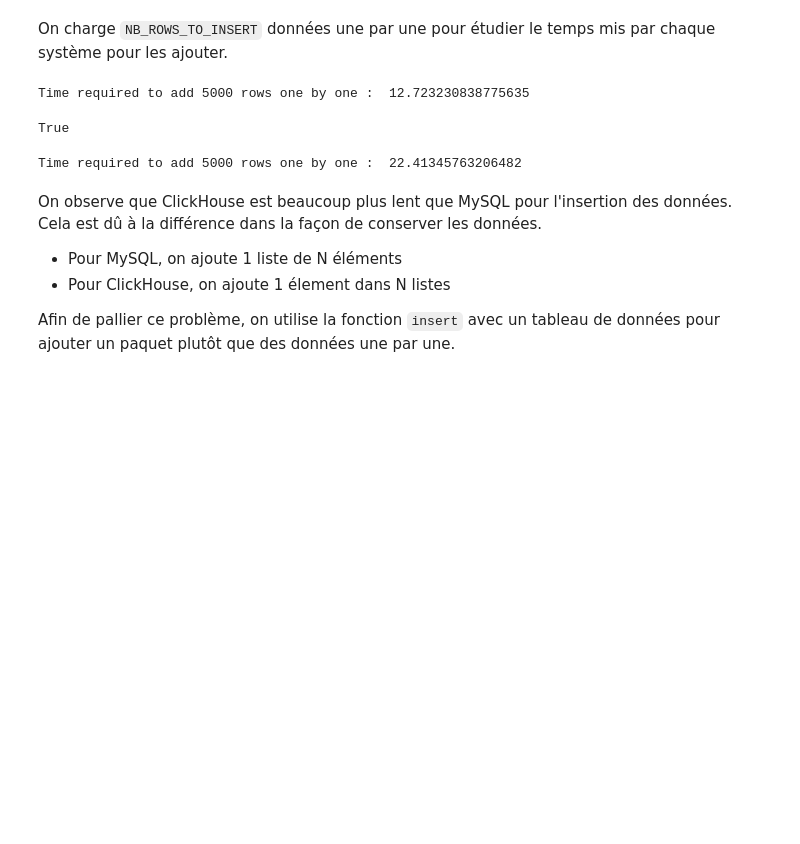
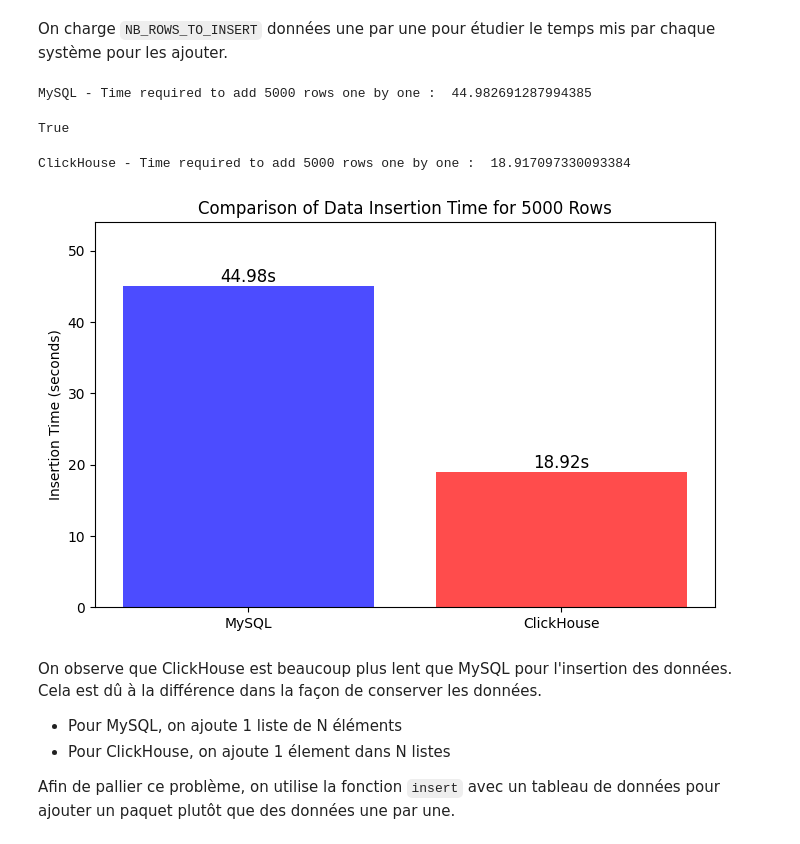
Before and after one commit to qrabilloud/columnar_tuto, a Jupyter notebook: tutorial.ipynb, the cells around one changed output. Drawn from its saved outputs; the diff is of its cells as text; code cells hidden in the pictures; blank space fills up the shorter version.

Commit message:
Visualization

```diff
--- a/tutorial.ipynb
+++ b/tutorial.ipynb
@@ -109,6 +111,7 @@ NB_ROWS_TO_INSERT = 5000
 # %% [markdown]
 On charge `NB_ROWS_TO_INSERT` données une par une pour étudier le temps mis par chaque système pour les ajouter.
 # %%
+# MySQL
 cursor = conn.cursor()
 
 cursor.execute("DROP TABLE IF EXISTS nyc_taxi;")
@@ -127,23 +130,26 @@ cursor.execute("""
 
 conn.commit()
 
-t0 = time.time()
+t0_mysql = time.time()  # Start timing for MySQL
 for i, row in df.iterrows():
     cursor.execute("""
         INSERT INTO nyc_taxi (vendor_id, passenger_count, trip_distance, fare_amount, tip_amount, tolls_amount)
         VALUES (%s, %s, %s, %s, %s, %s)
     """, tuple(row))
     conn.commit()
-    if i == NB_ROWS_TO_INSERT :
+    if i == NB_ROWS_TO_INSERT:
         break
-t1 = time.time()
-print("Time required to add %d rows one by one : "%(NB_ROWS_TO_INSERT), t1 - t0)
+t1_mysql = time.time()  # End timing for MySQL
+mysql_time = t1_mysql - t0_mysql  # Compute execution time
+
+print("MySQL - Time required to add %d rows one by one : " % (NB_ROWS_TO_INSERT), mysql_time)
 
 cursor.close()
 # %% [output]
-Time required to add 5000 rows one by one :  12.723230838775635
+MySQL - Time required to add 5000 rows one by one :  44.982691287994385
 True
 # %%
+# ClickHouse
 client.command("DROP TABLE IF EXISTS nyc_taxi;")
 
 client.command("""
@@ -159,16 +165,34 @@ client.command("""
     ORDER BY id;
 """)
 
-t0 = time.time()
-data = []
+t0_clickhouse = time.time()  # Start timing for ClickHouse
 for i, row in df.iterrows():
     client.insert("nyc_taxi", [(i, row["VendorID"], row["passenger_count"], row["trip_distance"], row["fare_amount"], row["tip_amount"], row["tolls_amount"])])
-    if i == NB_ROWS_TO_INSERT :
+    if i == NB_ROWS_TO_INSERT:
         break
-t1 = time.time()
-print("Time required to add %d rows one by one : "%(NB_ROWS_TO_INSERT), t1 - t0)
+t1_clickhouse = time.time()  # End timing for ClickHouse
+clickhouse_time = t1_clickhouse - t0_clickhouse  # Compute execution time
+
+print("ClickHouse - Time required to add %d rows one by one : " % (NB_ROWS_TO_INSERT), clickhouse_time)
 # %% [output]
-Time required to add 5000 rows one by one :  22.41345763206482
+ClickHouse - Time required to add 5000 rows one by one :  18.917097330093384
+# %%
+import matplotlib.pyplot as plt
+
+databases = ["MySQL", "ClickHouse"]
+times = [mysql_time, clickhouse_time]
+
+plt.figure(figsize=(8, 5))
+plt.bar(databases, times, color=['blue', 'red'], alpha=0.7)
+plt.ylabel("Insertion Time (seconds)")
+plt.title(f"Comparison of Data Insertion Time for {NB_ROWS_TO_INSERT} Rows")
+plt.ylim(0, max(times) * 1.2)  # Adjust y-axis for visibility
+plt.text(0, mysql_time, f"{mysql_time:.2f}s", ha='center', va='bottom', fontsize=12)
+plt.text(1, clickhouse_time, f"{clickhouse_time:.2f}s", ha='center', va='bottom', fontsize=12)
+
+plt.show()
+# %% [output]
+[figure, added]
 # %% [markdown]
 On observe que ClickHouse est beaucoup plus lent que MySQL pour l'insertion des données.
 Cela est dû à la différence dans la façon de conserver les données.
```
Also changed, not shown: parts of 17 cells of this notebook, 1 other file.
